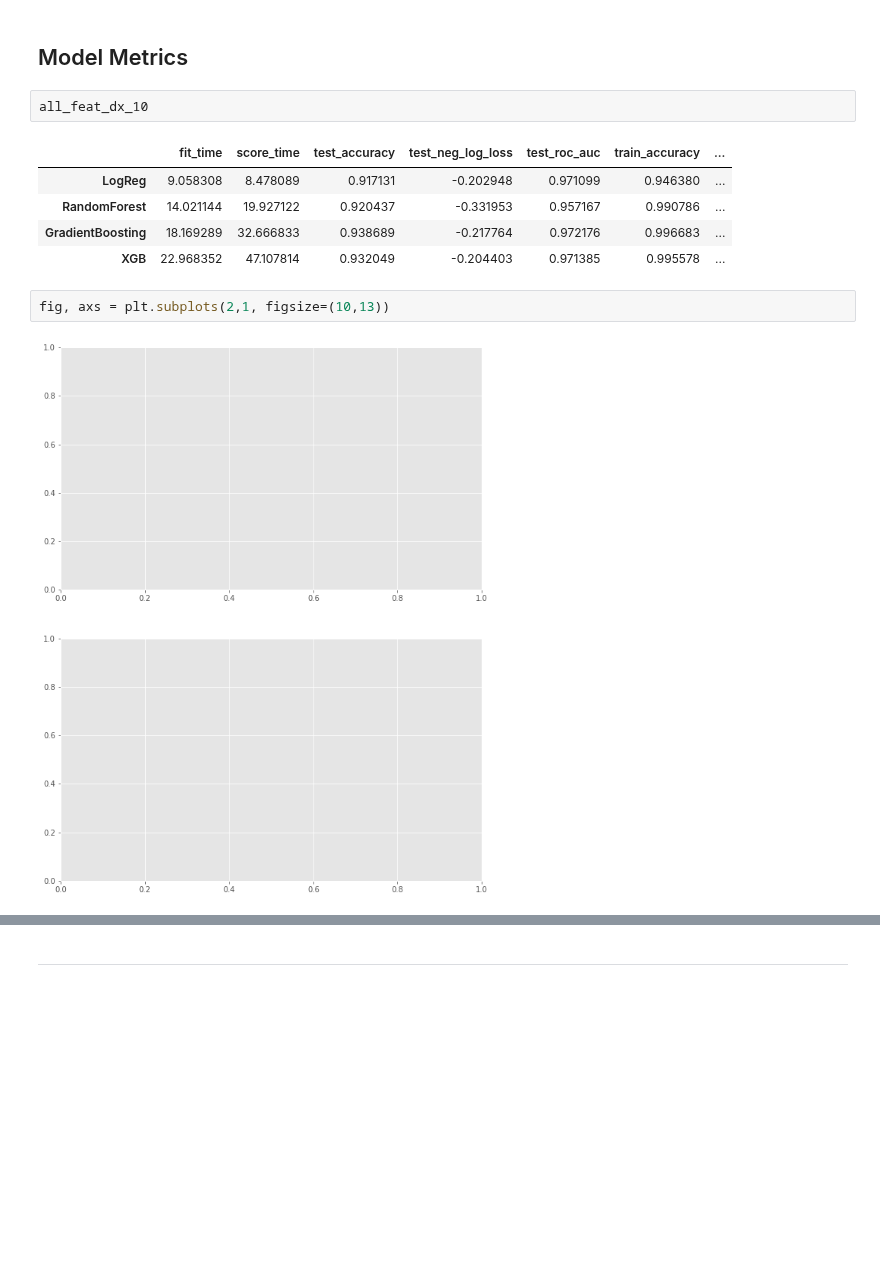
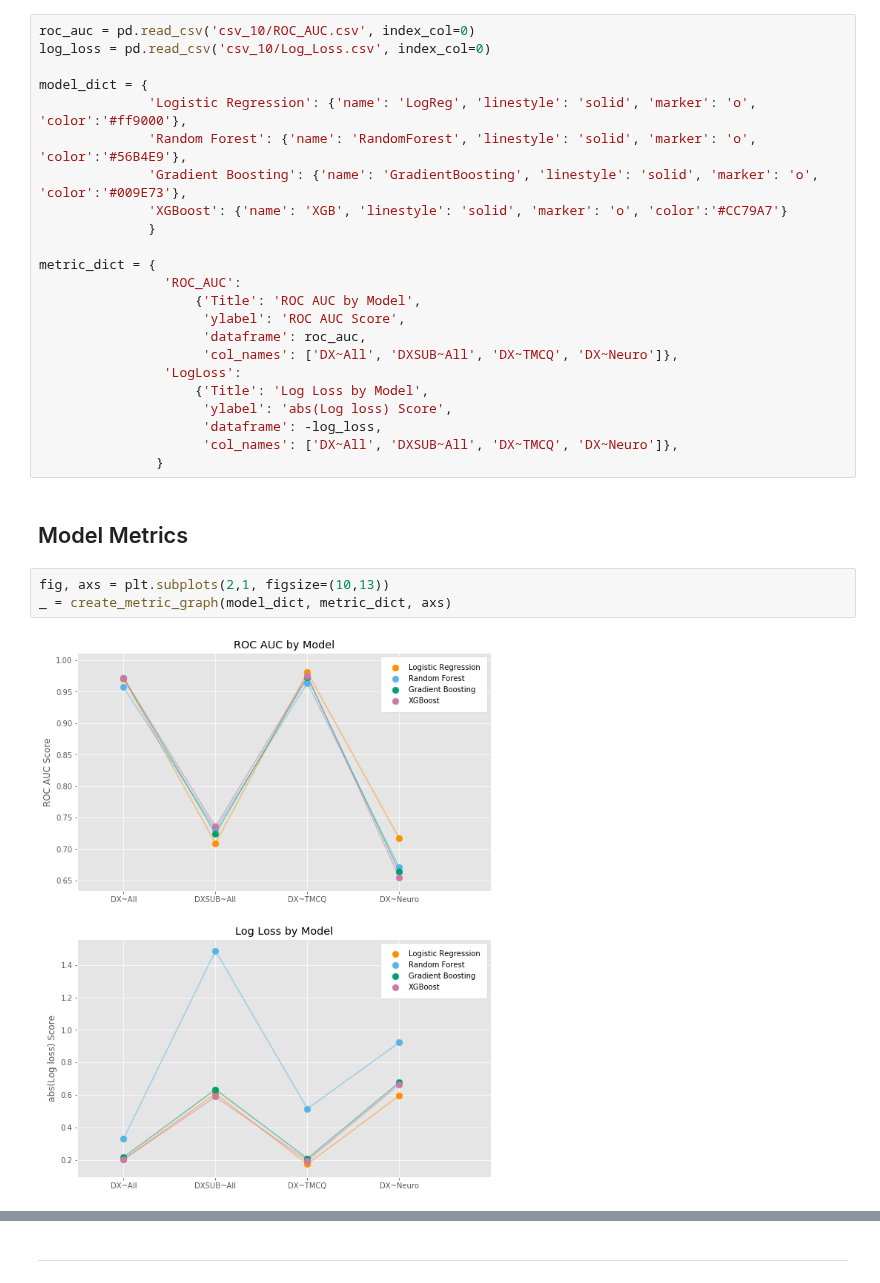
Before and after one commit to cjsmith015/Machine_Learning_and_ADHD, a Jupyter notebook: Supervised Learning.ipynb, the cells around one changed output, grey strips where cells are left out. Drawn from its saved outputs; the diff is of its cells as text; blank space fills up the shorter version.

Commit message:
Add model metric graphs

```diff
--- a/Supervised Learning.ipynb
+++ b/Supervised Learning.ipynb
@@ -113,14 +101,30 @@ dataset_dict = {'dataset_list': [all_feat_dx_10, all_feat_dxsub_10,
+# %%
+roc_auc = pd.read_csv('csv_10/ROC_AUC.csv', index_col=0)
+log_loss = pd.read_csv('csv_10/Log_Loss.csv', index_col=0)
+
+model_dict = {
+              'Logistic Regression': {'name': 'LogReg', 'linestyle': 'solid', 'marker': 'o', 'color':'#ff9000'},
+              'Random Forest': {'name': 'RandomForest', 'linestyle': 'solid', 'marker': 'o', 'color':'#56B4E9'},
+              'Gradient Boosting': {'name': 'GradientBoosting', 'linestyle': 'solid', 'marker': 'o', 'color':'#009E73'},
+              'XGBoost': {'name': 'XGB', 'linestyle': 'solid', 'marker': 'o', 'color':'#CC79A7'}
+              }
+
+metric_dict = {
+                'ROC_AUC':
+                    {'Title': 'ROC AUC by Model',
+                     'ylabel': 'ROC AUC Score',
+                     'dataframe': roc_auc,
+                     'col_names': ['DX~All', 'DXSUB~All', 'DX~TMCQ', 'DX~Neuro']},
+                'LogLoss':
+                    {'Title': 'Log Loss by Model',
+                     'ylabel': 'abs(Log loss) Score',
+                     'dataframe': -log_loss,
+                     'col_names': ['DX~All', 'DXSUB~All', 'DX~TMCQ', 'DX~Neuro']},
+               }
 # %% [markdown]
 ## Model Metrics
-# %%
-all_feat_dx_10
-# %% [output]
-|  | fit_time | score_time | test_accuracy | test_neg_log_loss | test_roc_auc | train_accuracy | ... |
-| LogReg | 9.058308 | 8.478089 | 0.917131 | -0.202948 | 0.971099 | 0.946380 | ... |
-| RandomForest | 14.021144 | 19.927122 | 0.920437 | -0.331953 | 0.957167 | 0.990786 | ... |
-| GradientBoosting | 18.169289 | 32.666833 | 0.938689 | -0.217764 | 0.972176 | 0.996683 | ... |
-| XGB | 22.968352 | 47.107814 | 0.932049 | -0.204403 | 0.971385 | 0.995578 | ... |
 # %%
 fig, axs = plt.subplots(2,1, figsize=(10,13))
+_ = create_metric_graph(model_dict, metric_dict, axs)
 # %% [output]
-[figure, old version]
+[figure, new version]
```
Also changed, not shown: parts of 4 cells of this notebook, 2 other files.
